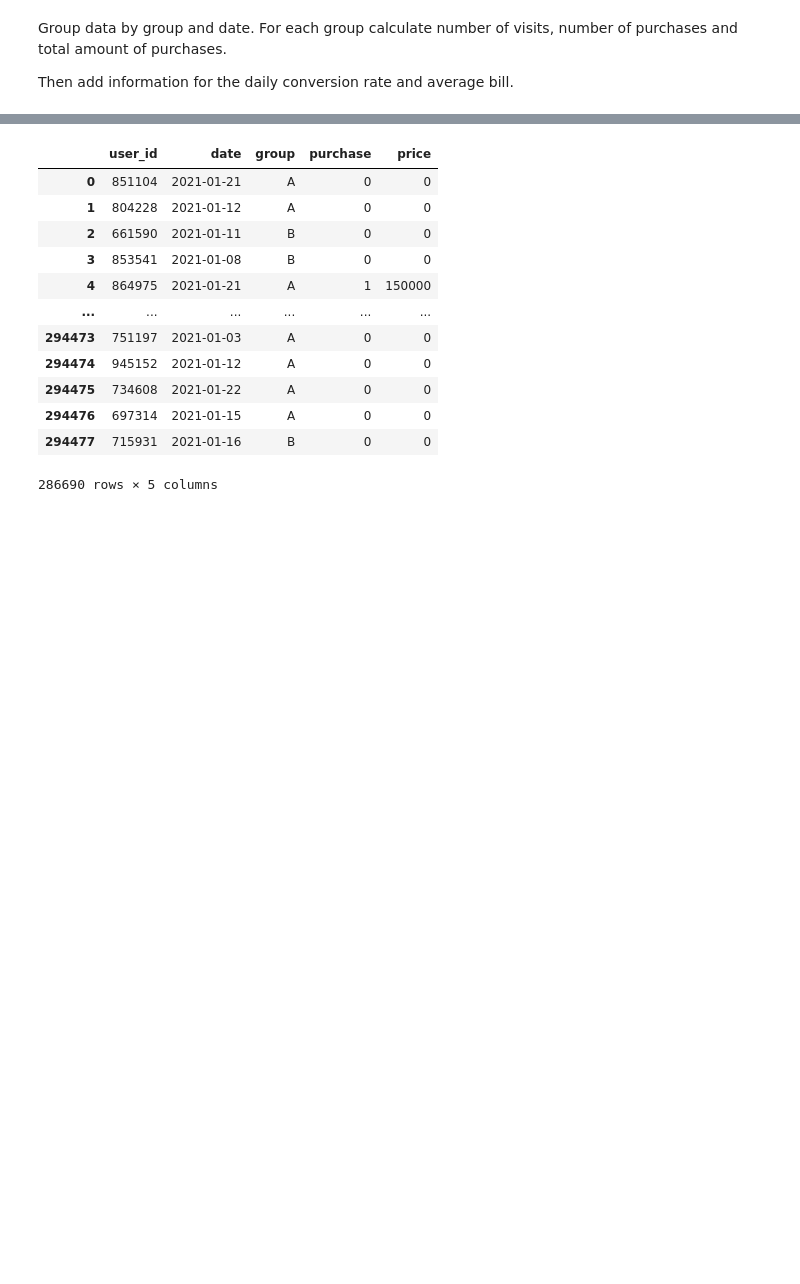
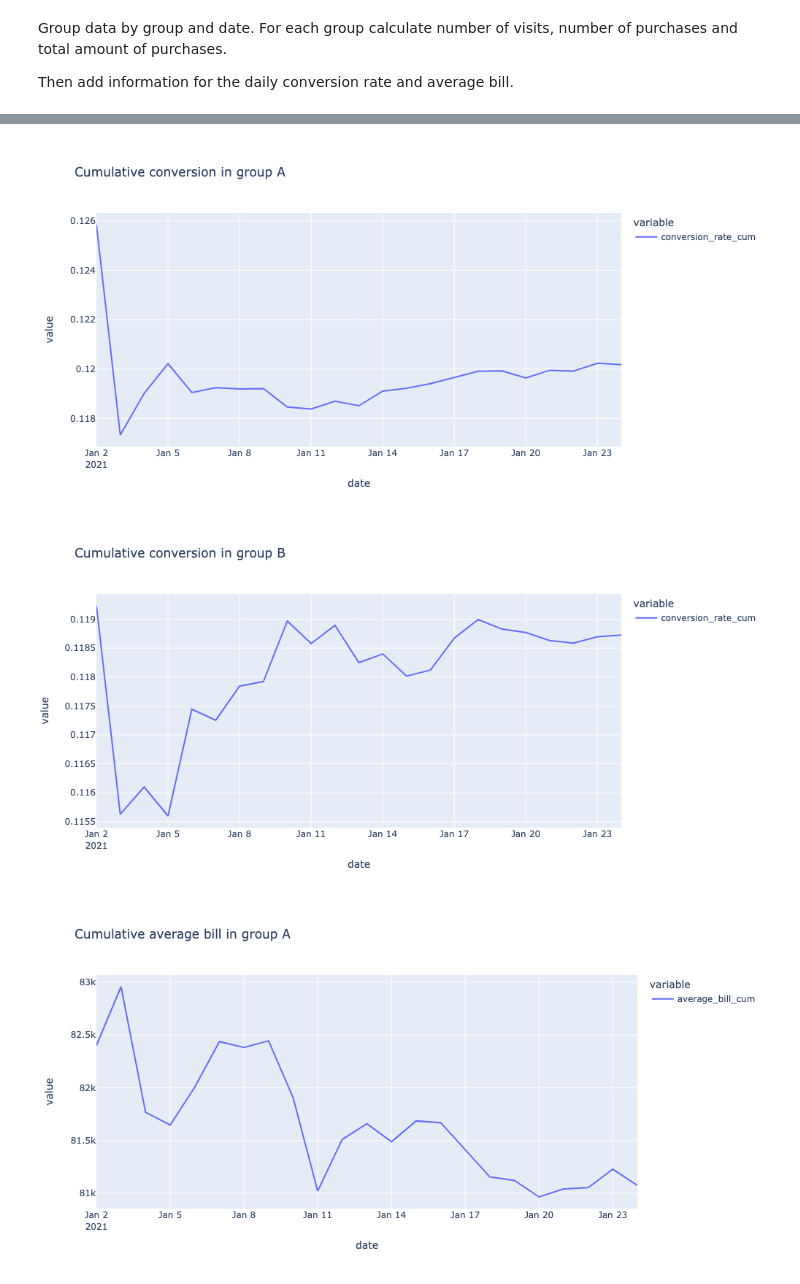
Before and after one commit to helios12/DataScienceProjects, a Jupyter notebook: tasks/task-11/Task-11-AB-Testing-Two-Landing-Pages.ipynb, the cells around one changed output, grey strips where cells are left out. Drawn from its saved outputs; the diff is of its cells as text; code cells hidden in the pictures; blank space fills up the shorter version.

```diff
--- a/tasks/task-11/Task-11-AB-Testing-Two-Landing-Pages.ipynb
+++ b/tasks/task-11/Task-11-AB-Testing-Two-Landing-Pages.ipynb
@@ -199,7 +209,7 @@ group_metrics = data.groupby(['group', 'date']).agg({
     'price': 'sum'
 }).reset_index().rename(columns={'user_id': 'visits', 'price': 'total_amount'})
 
-group_metrics['conversion_rate'] = group_metrics['purchase'] / group_metrics['visits'] * 100
+group_metrics['conversion_rate'] = group_metrics['purchase'] / group_metrics['visits']
 group_metrics['average_bill'] = group_metrics['total_amount'] / group_metrics['purchase']
 
 print(group_metrics.head())
@@ -265,16 +234,34 @@ See the caveats in the documentation: https://pandas.pydata.org/pandas-docs/stab
-# %%
-data
-# %% [output]
-|  | user_id | date | group | purchase | price |
-| 0 | 851104 | 2021-01-21 | A | 0 | 0 |
-| 1 | 804228 | 2021-01-12 | A | 0 | 0 |
-| 2 | 661590 | 2021-01-11 | B | 0 | 0 |
-| 3 | 853541 | 2021-01-08 | B | 0 | 0 |
-| 4 | 864975 | 2021-01-21 | A | 1 | 150000 |
-| ... | ... | ... | ... | ... | ... |
-| 294473 | 751197 | 2021-01-03 | A | 0 | 0 |
-| 294474 | 945152 | 2021-01-12 | A | 0 | 0 |
-| 294475 | 734608 | 2021-01-22 | A | 0 | 0 |
-| 294476 | 697314 | 2021-01-15 | A | 0 | 0 |
-| 294477 | 715931 | 2021-01-16 | B | 0 | 0 |
-286690 rows × 5 columns
+# %%
+group_metrics_a = group_metrics[group_metrics['group'] == 'A']
+group_metrics_b = group_metrics[group_metrics['group'] == 'B']
+
+group_metrics_a[['visits_cum', 'purchase_cum', 'total_amount_cum']] = \
+    group_metrics_a[['visits', 'purchase', 'total_amount']].cumsum()
+group_metrics_b[['visits_cum', 'purchase_cum', 'total_amount_cum']] = \
+    group_metrics_b[['visits', 'purchase', 'total_amount']].cumsum()
+
+group_metrics_a['conversion_rate_cum'] = group_metrics_a['purchase_cum'] / group_metrics_a['visits_cum']
+group_metrics_a['average_bill_cum'] = group_metrics_a['total_amount_cum'] / group_metrics_a['purchase_cum']
+group_metrics_b['conversion_rate_cum'] = group_metrics_b['purchase_cum'] / group_metrics_b['visits_cum']
+group_metrics_b['average_bill_cum'] = group_metrics_b['total_amount_cum'] / group_metrics_b['purchase_cum']
+
+def show_metric_diagram(group_metrics, metric_name, diagram_title):
+    fig = px.line(
+        group_metrics,
+        x='date',
+        y=[metric_name],
+        width=1000,
+        height=500,
+        title=diagram_title
+    )
+    fig.show('png')
+
+
+show_metric_diagram(group_metrics_a, 'conversion_rate_cum', 'Cumulative conversion in group A')
+show_metric_diagram(group_metrics_b, 'conversion_rate_cum', 'Cumulative conversion in group B')
+show_metric_diagram(group_metrics_a, 'average_bill_cum', 'Cumulative average bill in group A')
+show_metric_diagram(group_metrics_b, 'average_bill_cum', 'Cumulative average bill in group B')
+# %% [output]
+[figure, added]
+[figure, added]
+[figure, added]
```
Also changed, not shown: parts of 25 cells of this notebook.
